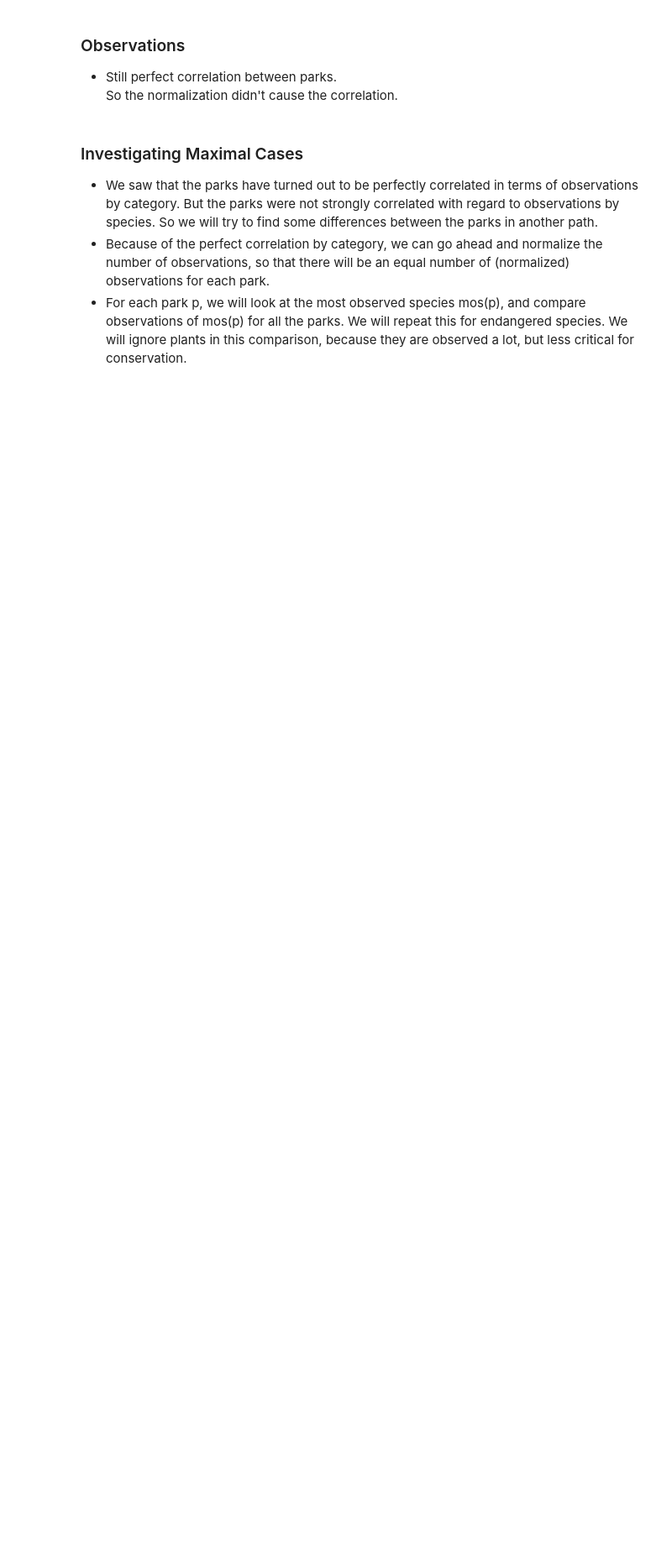
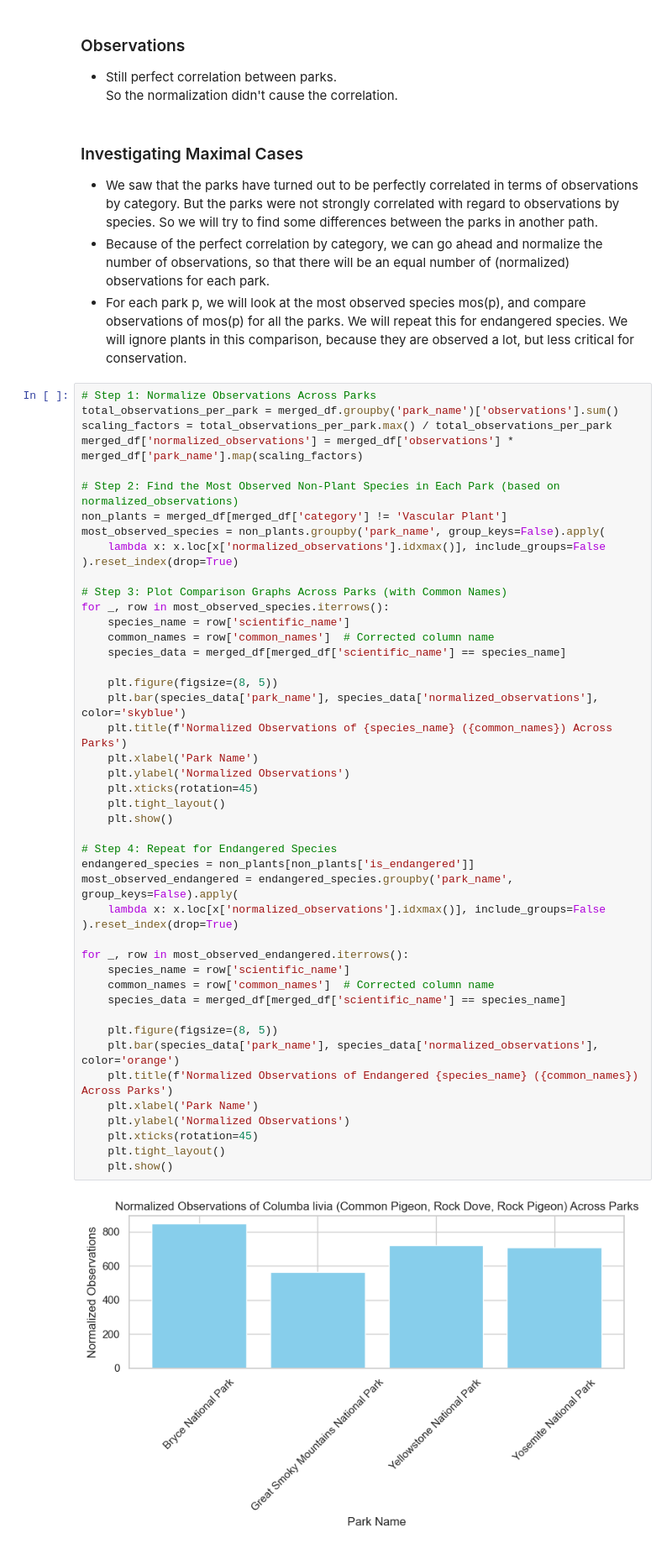
Before and after one commit to ramtob/CDC-Portfolio-0425-Biodiversity, a Jupyter notebook: biodiversity.ipynb, the cells around one changed output. Shown at 84% size. Saved outputs shown, nothing was run; the diff lists cells and outputs as text; blank space fills up the shorter version.

```diff
--- a/biodiversity.ipynb
+++ b/biodiversity.ipynb
@@ -946,3 +946,51 @@ So the normalization didn't cause the correlation.
 * We saw that the parks have turned out to be perfectly correlated in terms of observations by category. But the parks were not strongly correlated with regard to observations by species. So we will try to find some differences between the parks in another path.
 * Because of the perfect correlation by category, we can go ahead and normalize the number of observations, so that there will be an equal number of (normalized) observations for each park.
 * For each park p, we will look at the most observed species mos(p), and compare observations of mos(p) for all the parks. We will repeat this for endangered species. We will ignore plants in this comparison, because they are observed a lot, but less critical for conservation.
+# %%
+# Step 1: Normalize Observations Across Parks
+total_observations_per_park = merged_df.groupby('park_name')['observations'].sum()
+scaling_factors = total_observations_per_park.max() / total_observations_per_park
+merged_df['normalized_observations'] = merged_df['observations'] * merged_df['park_name'].map(scaling_factors)
+
+# Step 2: Find the Most Observed Non-Plant Species in Each Park (based on normalized_observations)
+non_plants = merged_df[merged_df['category'] != 'Vascular Plant']
+most_observed_species = non_plants.groupby('park_name', group_keys=False).apply(
+    lambda x: x.loc[x['normalized_observations'].idxmax()], include_groups=False
+).reset_index(drop=True)
+
+# Step 3: Plot Comparison Graphs Across Parks (with Common Names)
+for _, row in most_observed_species.iterrows():
+    species_name = row['scientific_name']
+    common_names = row['common_names']  # Corrected column name
+    species_data = merged_df[merged_df['scientific_name'] == species_name]
+
+    plt.figure(figsize=(8, 5))
+    plt.bar(species_data['park_name'], species_data['normalized_observations'], color='skyblue')
+    plt.title(f'Normalized Observations of {species_name} ({common_names}) Across Parks')
+    plt.xlabel('Park Name')
+    plt.ylabel('Normalized Observations')
+    plt.xticks(rotation=45)
+    plt.tight_layout()
+    plt.show()
+
+# Step 4: Repeat for Endangered Species
+endangered_species = non_plants[non_plants['is_endangered']]
+most_observed_endangered = endangered_species.groupby('park_name', group_keys=False).apply(
+    lambda x: x.loc[x['normalized_observations'].idxmax()], include_groups=False
+).reset_index(drop=True)
+
+for _, row in most_observed_endangered.iterrows():
+    species_name = row['scientific_name']
+    common_names = row['common_names']  # Corrected column name
+    species_data = merged_df[merged_df['scientific_name'] == species_name]
+
+    plt.figure(figsize=(8, 5))
+    plt.bar(species_data['park_name'], species_data['normalized_observations'], color='orange')
+    plt.title(f'Normalized Observations of Endangered {species_name} ({common_names}) Across Parks')
+    plt.xlabel('Park Name')
+    plt.ylabel('Normalized Observations')
+    plt.xticks(rotation=45)
+    plt.tight_layout()
+    plt.show()
+# %% [output]
+[figure, added]
```
Also changed, not shown: parts of 1 cell of this notebook.
